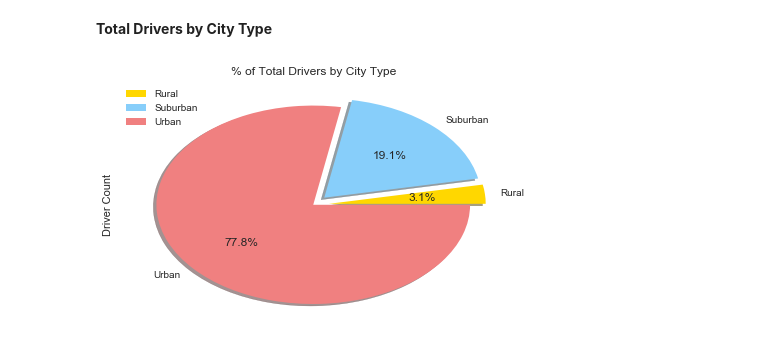
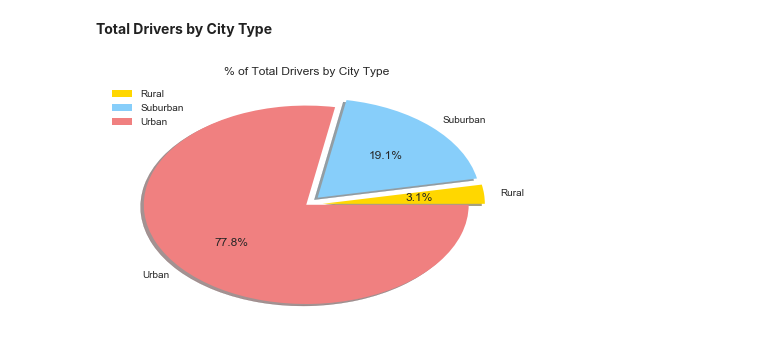
Before and after one commit to Gryazzz/Pyber_Ride_Sharing_Matplotlib, a Jupyter notebook: Pyber.ipynb, the cells around one changed output. Drawn from its saved outputs; the diff is of its cells as text; code cells hidden in the pictures.

```diff
--- a/Pyber.ipynb
+++ b/Pyber.ipynb
@@ -129,15 +134,16 @@ plt.tight_layout()
 # %%
 explode_d = []
 for item in pie_df['Driver Count']:
     if (item/(pie_df['Driver Count']).sum()*100) < 20:
         explode_d.append(0.1)
     else:
         explode_d.append(0.0)
 
 farebysity = pie_df.plot(kind='pie', y= 'Driver Count', title=('% of Total Drivers by City Type'),
                           colors=['#FFD700', '#87cefa', '#f08080'], autopct="%1.1f%%", shadow=True, startangle=360,
                           center=(0,0), explode = explode_d)
+plt.ylabel('')
 plt.tight_layout()
 # %% [output]
-[figure, old version]
+[figure, new version]
 # %%
```
Also changed, not shown: parts of 6 cells of this notebook.
